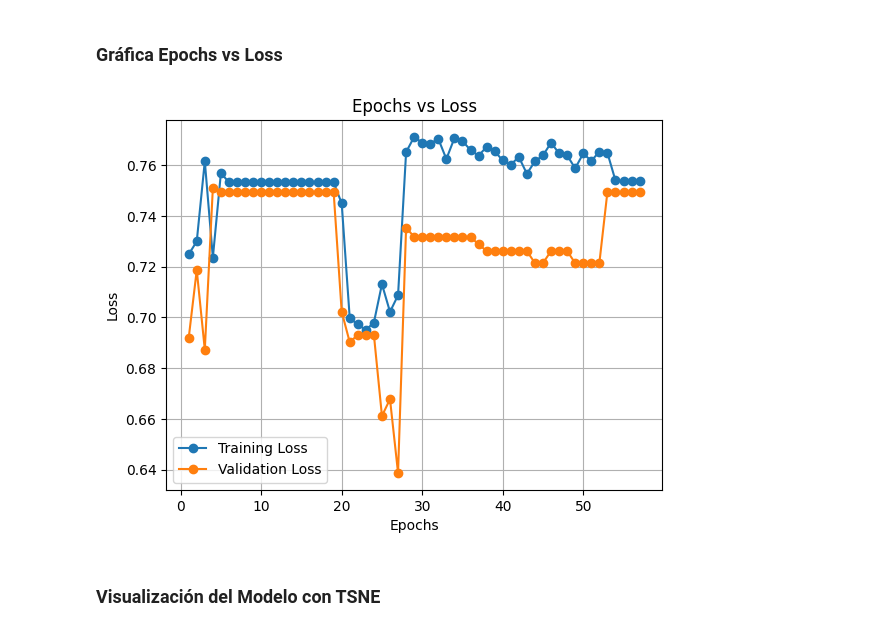
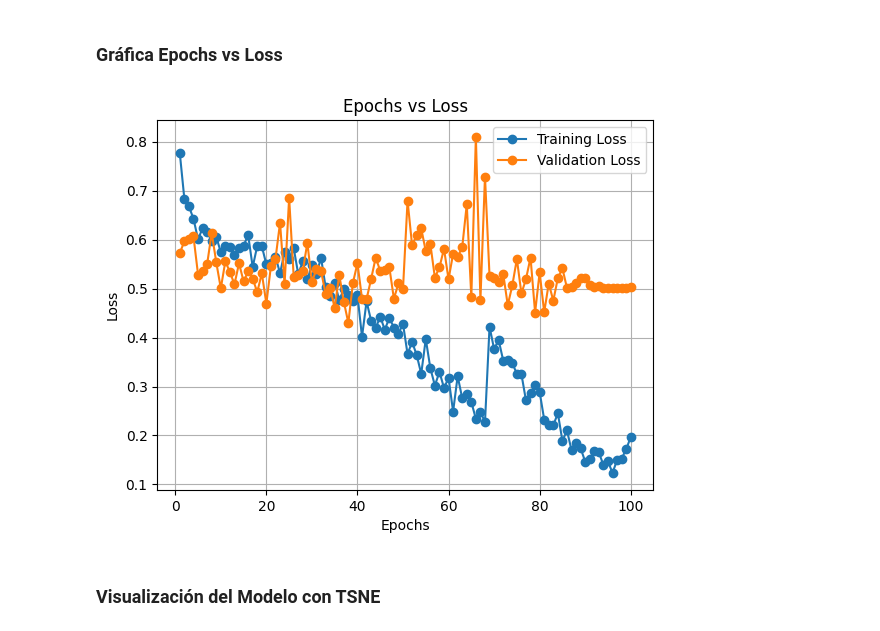
Before and after one commit to AndresH1234/Crime_Detection, a Jupyter notebook: notebooks/4_models.ipynb, the cells around one changed output. Drawn from its saved outputs; the diff is of its cells as text; code cells hidden in the pictures.

```diff
--- a/notebooks/4_models.ipynb
+++ b/notebooks/4_models.ipynb
@@ -757,16 +874,16 @@ coreClock: 1.41GHz coreCount: 108 deviceMemorySize: 79.25GiB deviceMemoryBandwid
 # %%
 epochs = 100  # Número de épocas
-initial_learning_rate = 1e-8
+initial_learning_rate = 1e-15
 num_classes = 2
 # %%
 from tensorflow.keras.metrics import AUC
 model_2 = I3D_ConvLSTM(num_classes=num_classes)
 optimizer = tf.keras.optimizers.Adam(learning_rate=initial_learning_rate)
-loss_fn = tf.keras.losses.BinaryCrossentropy(from_logits=True)
+loss_fn = tf.keras.losses.BinaryCrossentropy(from_logits=False)
 model_2.compile(optimizer=optimizer, loss=loss_fn, metrics=["accuracy", AUC(name="auc")])
 # %%
 # Instanciar el LRFinder
-lr_finder = LRFinder(min_lr=initial_learning_rate, max_lr=5e-2, steps=65, smoothing=0.5)
+lr_finder = LRFinder(min_lr=initial_learning_rate, max_lr=5e-3, steps=65, smoothing=0.5)
 # Ejecutar el LRFinder sobre un subconjunto del dataset (mejor si es un subconjunto pequeño)
 model_2.fit(
     train_dataset.take(200),  # puedes ajustar este valor según el tamaño de tus batches
@@ -808,7 +925,7 @@ plt.show()
 # %%
 # Visualización
-min_lr = 1e-4
-max_lr = 1e-2
+min_lr = 1e-7
+max_lr = 5e-4
 fig, ax = lr_finder.plot_loss()
 ax.axvline(min_lr, color='r', linestyle='--', label='min_lr')
 ax.axvline(max_lr, color='g', linestyle='--', label='max_lr')
@@ -956,23 +1036,23 @@ plt.show()
 # %%
 import matplotlib.pyplot as plt
 
 # Extraer la pérdida de entrenamiento y validación
-loss = history2.history['loss']
-val_loss = history2.history['val_loss']
+loss = history_full2['loss']
+val_loss = history_full2['val_loss']
 
 # Crear la gráfica
 plt.plot(range(1, len(loss) + 1), loss, label='Training Loss', marker='o')
 plt.plot(range(1, len(val_loss) + 1), val_loss, label='Validation Loss', marker='o')
 
 # Etiquetas y título
 plt.xlabel('Epochs')
 plt.ylabel('Loss')
 plt.title('Epochs vs Loss')
 plt.legend()
 plt.grid(True)
 plt.show()
 # %% [output]
-[figure, old version]
+[figure, new version]
 # %% [markdown]
 ### Visualización del Modelo con TSNE
 # %%
```
Also changed, not shown: parts of 22 cells of this notebook, 1 other file.
